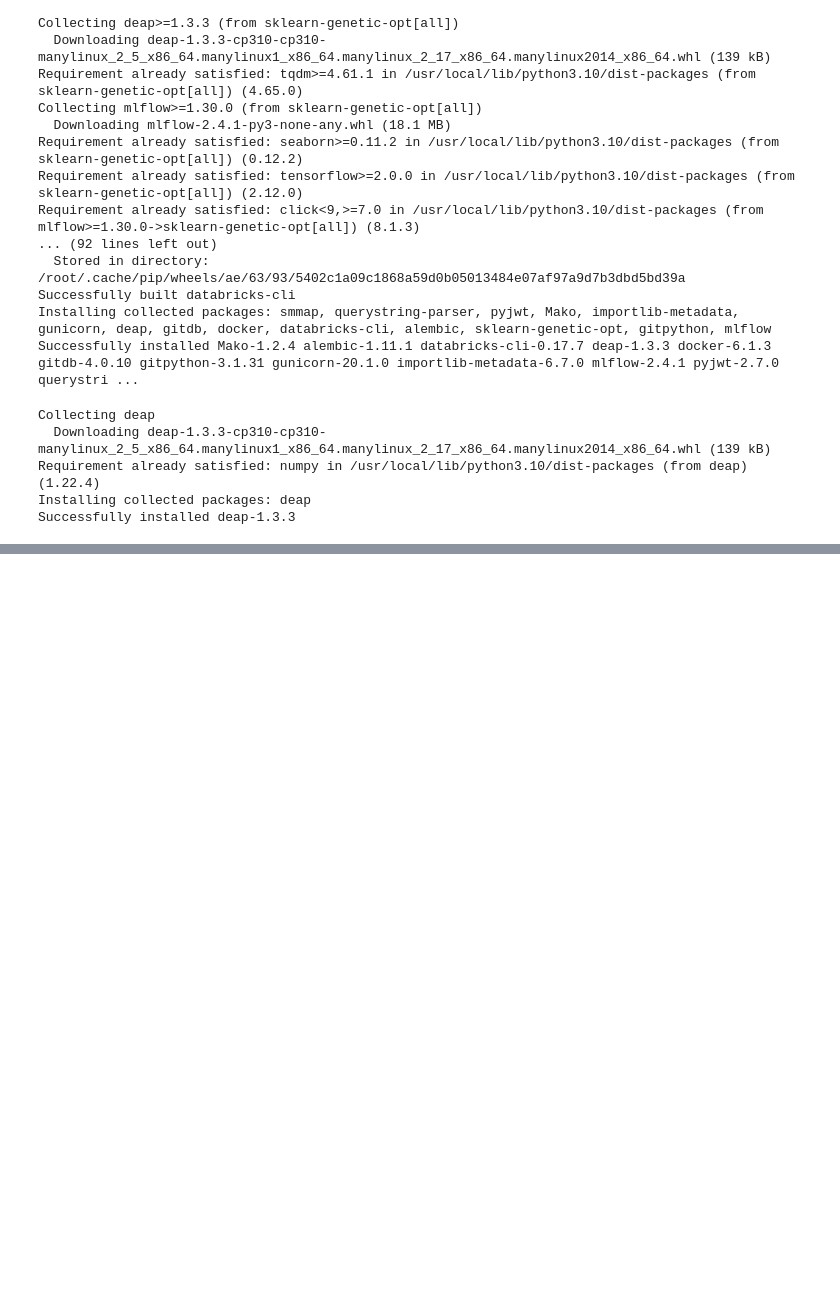
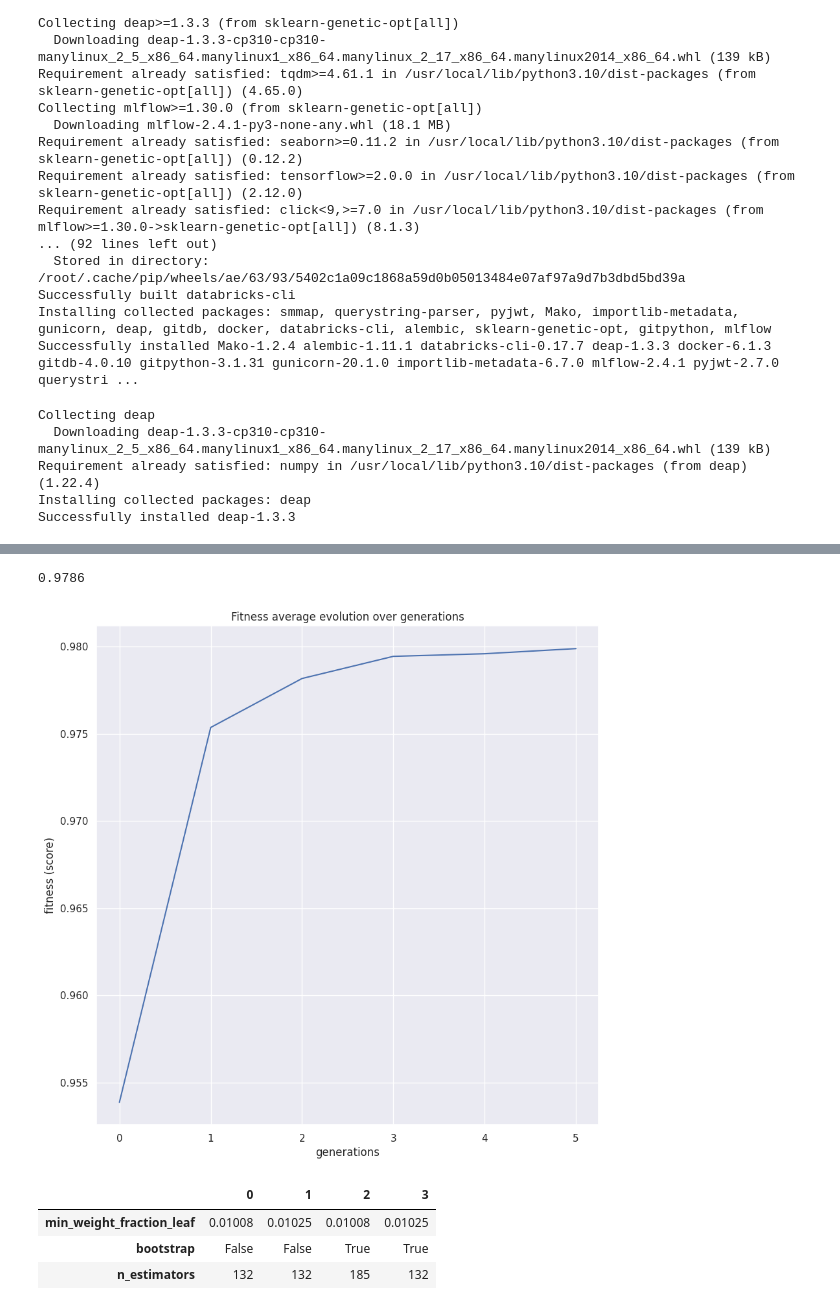
Before and after one commit to iamstarstuff/MScDataScienceThesis, a Jupyter notebook: ML Models Colab.ipynb, the cells around one changed output, grey strips where cells are left out. Saved outputs shown, nothing was run; the diff lists cells and outputs as text; code cells hidden in the pictures; blank space fills up the shorter version.

```diff
--- a/ML Models Colab.ipynb
+++ b/ML Models Colab.ipynb
@@ -314,0 +324,35 @@ print("Best Hyperparameters (C, gamma):", best_hyperparameters)
+# %%
+X_train, X_test, y_train, y_test = train_test_split(X, y, test_size=0.2)
+
+clf = RandomForestClassifier()
+# %%
+from sklearn_genetic import GASearchCV
+from sklearn_genetic.space import Continuous, Categorical, Integer
+from sklearn_genetic.plots import plot_fitness_evolution, plot_search_space
+from sklearn.model_selection import StratifiedKFold
+from sklearn.metrics import accuracy_score
+import matplotlib.pyplot as plt
+
+param_grid = {'min_weight_fraction_leaf': Continuous(0.01, 0.5, distribution='log-uniform'),
+              'bootstrap': Categorical([True, False]),
+              'n_estimators': Integer(100, 300)}
+
+cv = StratifiedKFold(n_splits=3, shuffle=True)
+
+evolved_estimator = GASearchCV(estimator=clf,
+                               cv=cv,
+                               scoring='accuracy',
+                               population_size=10,
+                               generations=5,
+                               tournament_size=3,
+                               elitism=True,
+                               crossover_probability=0.8,
+                               mutation_probability=0.1,
+                               param_grid=param_grid,
+                               criteria='max',
+                               algorithm='eaMuPlusLambda',
+                               n_jobs=-1,
+                               verbose=True,
+                               keep_top_k=4)
+# %%
+evolved_estimator.fit(X_train,y_train)
@@ -314,0 +378,17 @@ print("Best Hyperparameters (C, gamma):", best_hyperparameters)
+# %%
+y_predicy_ga = evolved_estimator.predict(X_test)
+accuracy_score(y_test,y_predicy_ga)
+# %% [output]
+0.9786
+# %%
+plot_fitness_evolution(evolved_estimator)
+plt.show()
+# %% [output]
+[figure, added]
+# %%
+pd.DataFrame(evolved_estimator.hof)
+# %% [output]
+|  | 0 | 1 | 2 | 3 |
+| min_weight_fraction_leaf | 0.01008 | 0.01025 | 0.01008 | 0.01025 |
+| bootstrap | False | False | True | True |
+| n_estimators | 132 | 132 | 185 | 132 |
```
Also changed, not shown: parts of 7 cells of this notebook.
